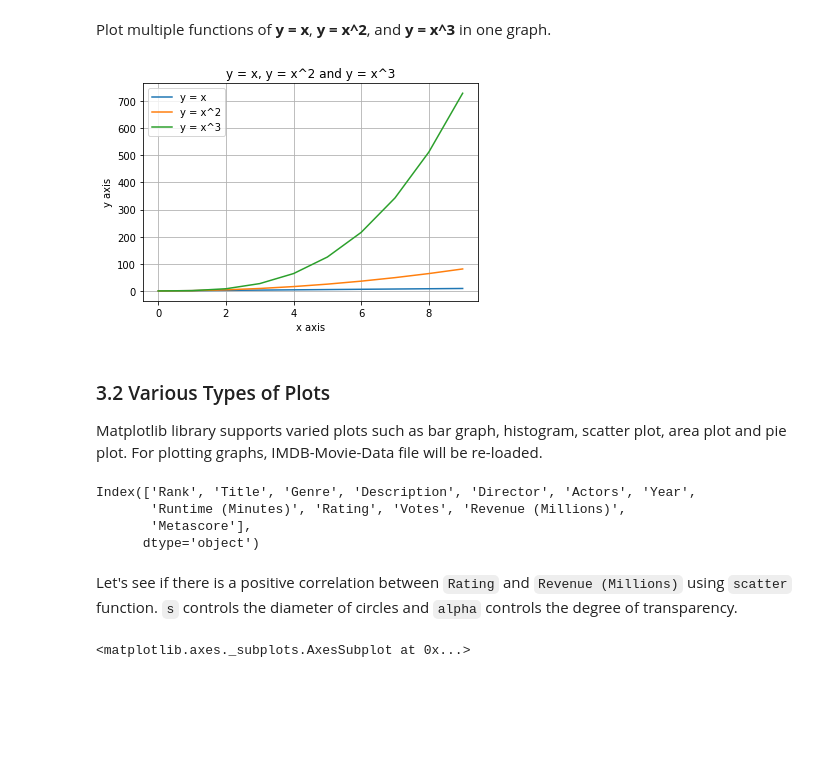
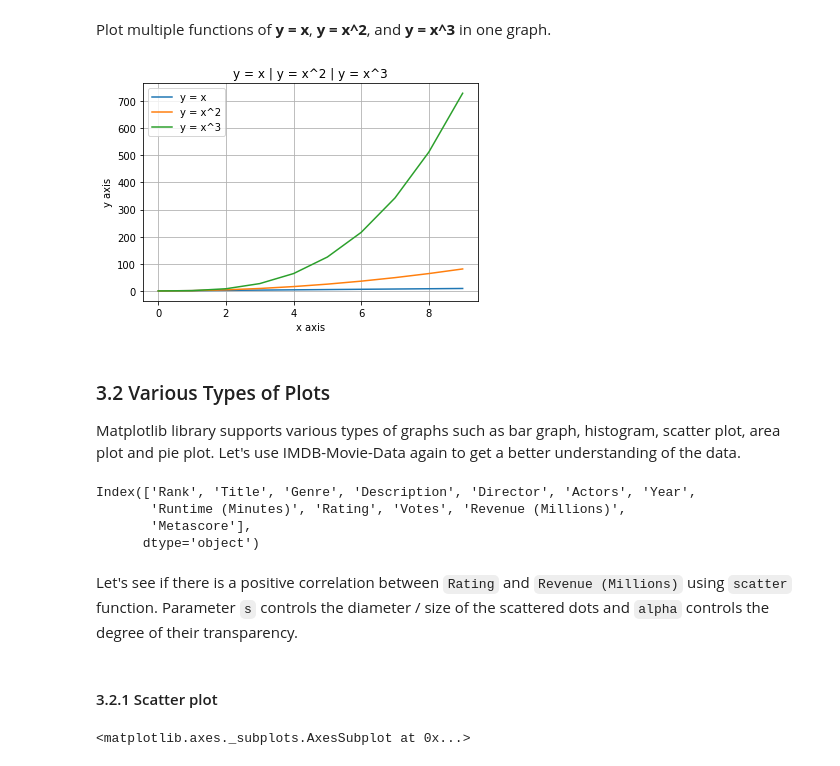
Before and after one commit to UCLAIS/Machine-Learning-Tutorials, a Jupyter notebook: notebooks/Session01-Matplotlib-Solution.ipynb, the cells around one changed output. Saved outputs shown, nothing was run; the diff lists cells and outputs as text; code cells hidden in the pictures; blank space fills up the shorter version.

```diff
--- a/notebooks/Session01-Matplotlib-Solution.ipynb
+++ b/notebooks/Session01-Matplotlib-Solution.ipynb
@@ -61,24 +85,24 @@ Plot multiple functions of **y = x**, **y = x^2**, and **y = x^3** in one graph.
 # %%
 # plot multiple graphs in one graph
 x = np.arange(10)
 x_linear = x
 x_square = x ** 2
 x_cubic = x ** 3
 
 plt.plot(x, x_linear)
 plt.plot(x, x_square)
 plt.plot(x, x_cubic)
 plt.xlabel('x axis')
 plt.ylabel('y axis')
 plt.grid()
 plt.legend(['y = x', 'y = x^2', 'y = x^3'])
-plt.title('y = x, y = x^2 and y = x^3')
+plt.title('y = x | y = x^2 | y = x^3')
 plt.show()
 # %% [output]
-[figure, old version]
+[figure, new version]
 # %% [markdown]
 ### 3.2 Various Types of Plots
-Matplotlib library supports varied plots such as bar graph, histogram, scatter plot, area plot and pie plot. For plotting graphs, IMDB-Movie-Data file will be re-loaded.
+Matplotlib library supports various types of graphs such as bar graph, histogram, scatter plot, area plot and pie plot. Let's use IMDB-Movie-Data again to get a better understanding of the data.
 # %%
 movie = pd.read_csv("./data/IMDB-Movie-Data.csv")
 movie.columns
@@ -88,7 +112,9 @@ Index(['Rank', 'Title', 'Genre', 'Description', 'Director', 'Actors', 'Year',
        'Metascore'],
       dtype='object')
 # %% [markdown]
-Let's see if there is a positive correlation between `Rating` and `Revenue (Millions)` using `scatter` function. `s` controls the diameter of circles and `alpha` controls the degree of transparency.
+Let's see if there is a positive correlation between `Rating` and `Revenue (Millions)` using `scatter` function. Parameter `s` controls the diameter / size of the scattered dots and `alpha` controls the degree of their transparency.
+# %% [markdown]
+#### 3.2.1 Scatter plot
 # %%
 movie.plot.scatter(x = 'Rating', y = 'Revenue (Millions)', s = 10, alpha = 1)
 # %% [output]
```
Also changed, not shown: parts of 11 cells of this notebook, 3 other files.
